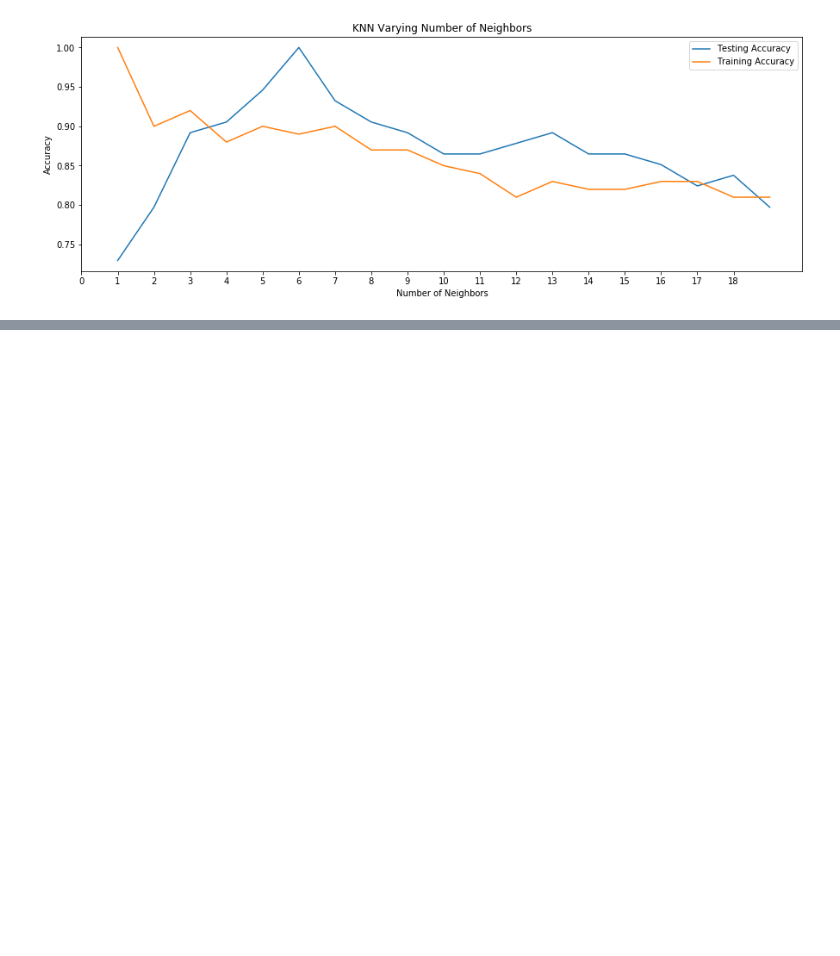
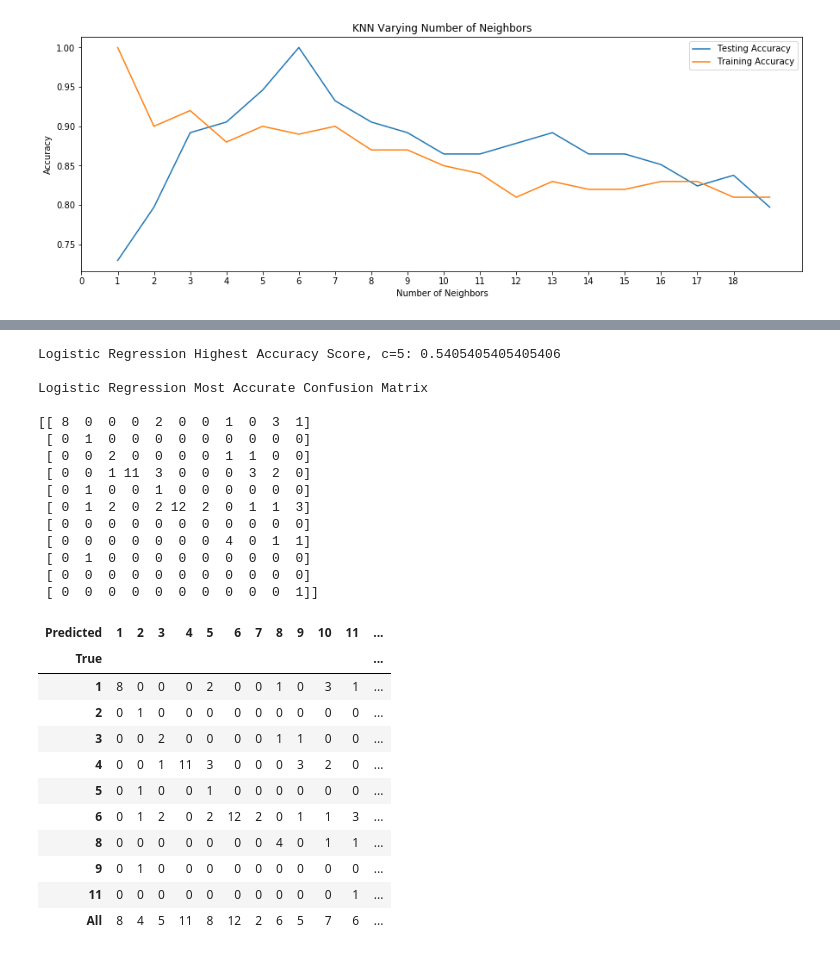
Before and after one commit to bnonni/ML_Project, a Jupyter notebook: Bryan/1P/MClassROCTest.ipynb, the cells around one changed output, grey strips where cells are left out. Saved outputs shown, nothing was run; the diff lists cells and outputs as text; code cells hidden in the pictures; blank space fills up the shorter version.

```diff
--- a/Bryan/1P/MClassROCTest.ipynb
+++ b/Bryan/1P/MClassROCTest.ipynb
@@ -157,2 +185,37 @@ calcMultiClassROCAUC(X_train2_cmp, y_train2, X_test2_cmp, y_test2, model='KNN',
 # %%
 ## PLACEHOLDER FOR SVM DS4
+# %%
+c2 = 10
+lr_cma2, lr_cr2, lr_acc2, lr_y_pred2, ky2, val2  = runLogisticRegression(c2, X_train2_cmp, y_train2, X_test2_cmp, y_test2)
+
+print(f'Logistic Regression Highest Accuracy Score, c={ky2}: {val2}\n')
+print(f'Logistic Regression Most Accurate Confusion Matrix\n\n{lr_cma2[ky2]}\n')
+pd.crosstab(y_test2, lr_y_pred2[ky2], rownames=['True'], colnames=['Predicted'], margins=True)
+# %% [output]
+Logistic Regression Highest Accuracy Score, c=5: 0.5405405405405406
+
+Logistic Regression Most Accurate Confusion Matrix
+
+[[ 8  0  0  0  2  0  0  1  0  3  1]
+ [ 0  1  0  0  0  0  0  0  0  0  0]
+ [ 0  0  2  0  0  0  0  1  1  0  0]
+ [ 0  0  1 11  3  0  0  0  3  2  0]
+ [ 0  1  0  0  1  0  0  0  0  0  0]
+ [ 0  1  2  0  2 12  2  0  1  1  3]
+ [ 0  0  0  0  0  0  0  0  0  0  0]
+ [ 0  0  0  0  0  0  0  4  0  1  1]
+ [ 0  1  0  0  0  0  0  0  0  0  0]
+ [ 0  0  0  0  0  0  0  0  0  0  0]
+ [ 0  0  0  0  0  0  0  0  0  0  1]]
+| Predicted | 1 | 2 | 3 | 4 | 5 | 6 | 7 | 8 | 9 | 10 | 11 | ... |
+| True |  |  |  |  |  |  |  |  |  |  |  | ... |
+| 1 | 8 | 0 | 0 | 0 | 2 | 0 | 0 | 1 | 0 | 3 | 1 | ... |
+| 2 | 0 | 1 | 0 | 0 | 0 | 0 | 0 | 0 | 0 | 0 | 0 | ... |
+| 3 | 0 | 0 | 2 | 0 | 0 | 0 | 0 | 1 | 1 | 0 | 0 | ... |
+| 4 | 0 | 0 | 1 | 11 | 3 | 0 | 0 | 0 | 3 | 2 | 0 | ... |
+| 5 | 0 | 1 | 0 | 0 | 1 | 0 | 0 | 0 | 0 | 0 | 0 | ... |
+| 6 | 0 | 1 | 2 | 0 | 2 | 12 | 2 | 0 | 1 | 1 | 3 | ... |
+| 8 | 0 | 0 | 0 | 0 | 0 | 0 | 0 | 4 | 0 | 1 | 1 | ... |
+| 9 | 0 | 1 | 0 | 0 | 0 | 0 | 0 | 0 | 0 | 0 | 0 | ... |
+| 11 | 0 | 0 | 0 | 0 | 0 | 0 | 0 | 0 | 0 | 0 | 1 | ... |
+| All | 8 | 4 | 5 | 11 | 8 | 12 | 2 | 6 | 5 | 7 | 6 | ... |
```
Also changed, not shown: parts of 14 cells of this notebook, 5 other files.
